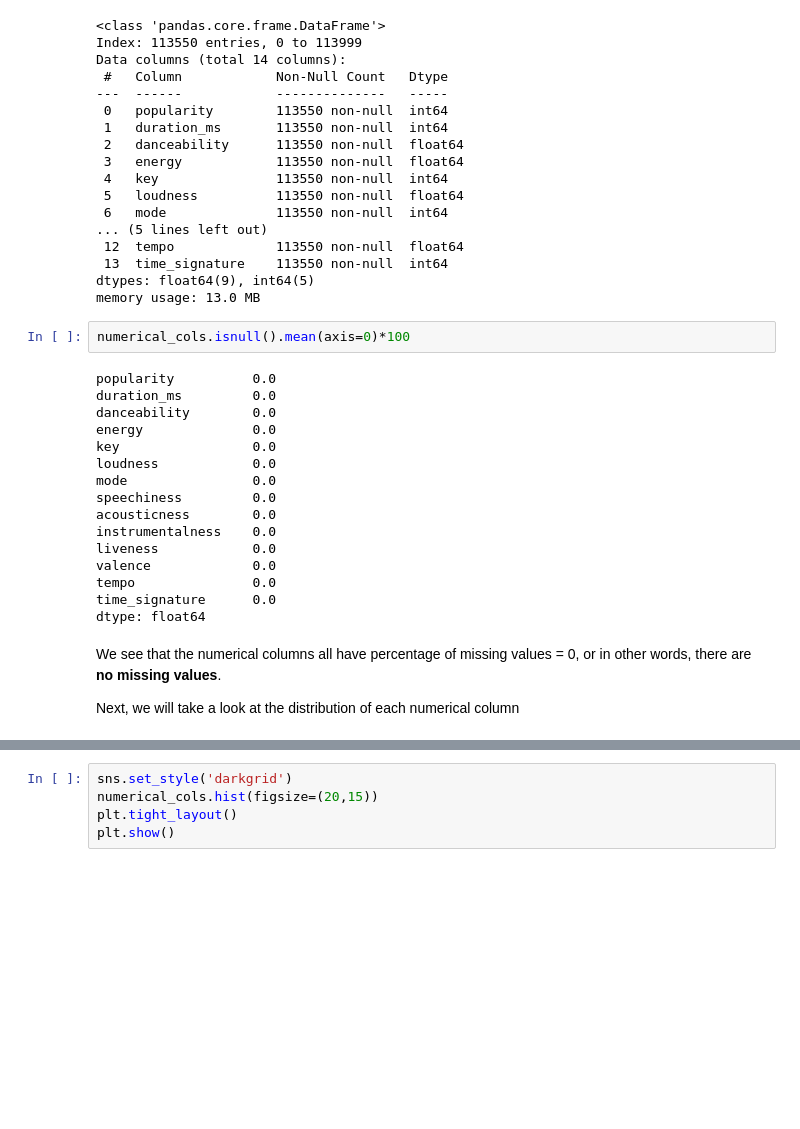
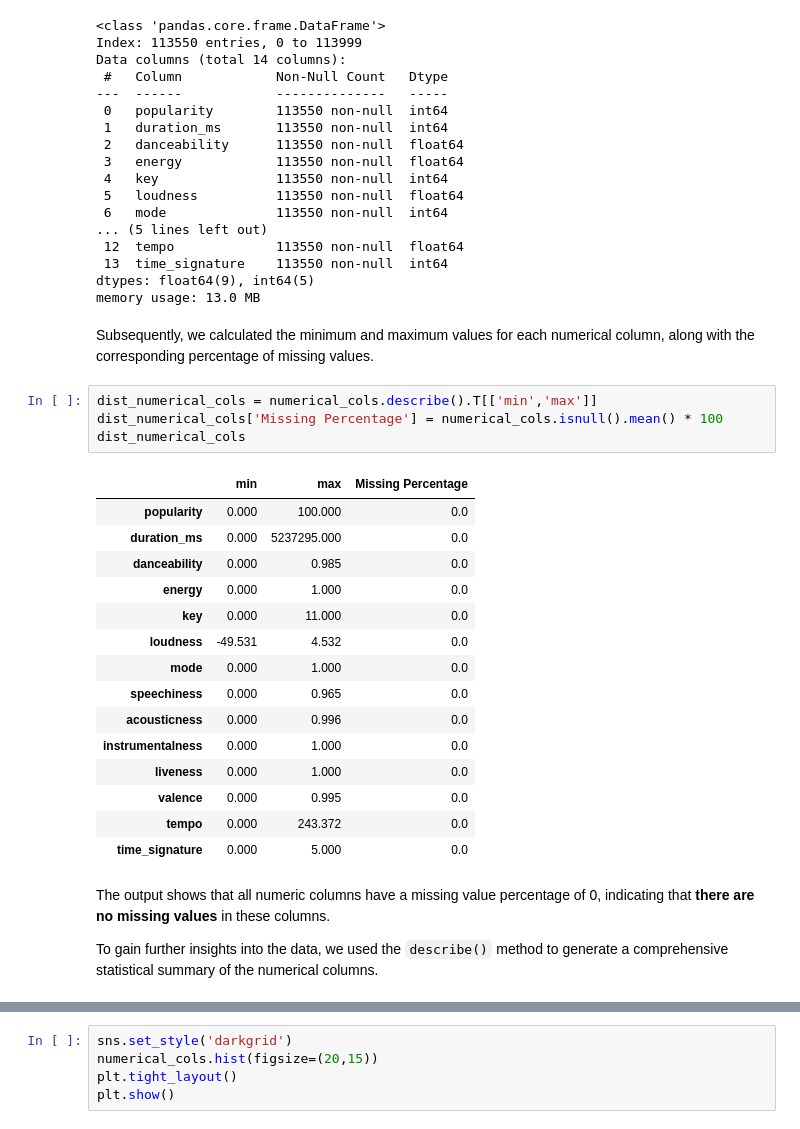
Before and after one commit to duongtruongbinh/Prog4DS_FinalProject, a Jupyter notebook: Data_Exploring-and-Preprocessing.ipynb, the cells around one changed output, grey strips where cells are left out. Saved outputs shown, nothing was run; the diff lists cells and outputs as text; blank space fills up the shorter version.

```diff
--- a/Data_Exploring-and-Preprocessing.ipynb
+++ b/Data_Exploring-and-Preprocessing.ipynb
@@ -200,25 +199,29 @@ Data columns (total 14 columns):
  13  time_signature    113550 non-null  int64
 dtypes: float64(9), int64(5)
 memory usage: 13.0 MB
-# %%
-numerical_cols.isnull().mean(axis=0)*100
-# %% [output]
-popularity          0.0
-duration_ms         0.0
-danceability        0.0
-energy              0.0
-key                 0.0
-loudness            0.0
-mode                0.0
-speechiness         0.0
-acousticness        0.0
-instrumentalness    0.0
-liveness            0.0
-valence             0.0
-tempo               0.0
-time_signature      0.0
-dtype: float64
-# %% [markdown]
-We see that the numerical columns all have percentage of missing values = 0, or in other words, there are **no missing values**.
-
-Next, we will take a look at the distribution of each numerical column
+# %% [markdown]
+Subsequently, we calculated the minimum and maximum values for each numerical column, along with the corresponding percentage of missing values.
+# %%
+dist_numerical_cols = numerical_cols.describe().T[['min','max']]
+dist_numerical_cols['Missing Percentage'] = numerical_cols.isnull().mean() * 100
+dist_numerical_cols
+# %% [output]
+|  | min | max | Missing Percentage |
+| popularity | 0.000 | 100.000 | 0.0 |
+| duration_ms | 0.000 | 5237295.000 | 0.0 |
+| danceability | 0.000 | 0.985 | 0.0 |
+| energy | 0.000 | 1.000 | 0.0 |
+| key | 0.000 | 11.000 | 0.0 |
+| loudness | -49.531 | 4.532 | 0.0 |
+| mode | 0.000 | 1.000 | 0.0 |
+| speechiness | 0.000 | 0.965 | 0.0 |
+| acousticness | 0.000 | 0.996 | 0.0 |
+| instrumentalness | 0.000 | 1.000 | 0.0 |
+| liveness | 0.000 | 1.000 | 0.0 |
+| valence | 0.000 | 0.995 | 0.0 |
+| tempo | 0.000 | 243.372 | 0.0 |
+| time_signature | 0.000 | 5.000 | 0.0 |
+# %% [markdown]
+The output shows that all numeric columns have a missing value percentage of 0, indicating that **there are no missing values** in these columns.
+
+To gain further insights into the data, we used the `describe()` method to generate a comprehensive statistical summary of the numerical columns.
```
Also changed, not shown: parts of 18 cells of this notebook, 1 other file.
